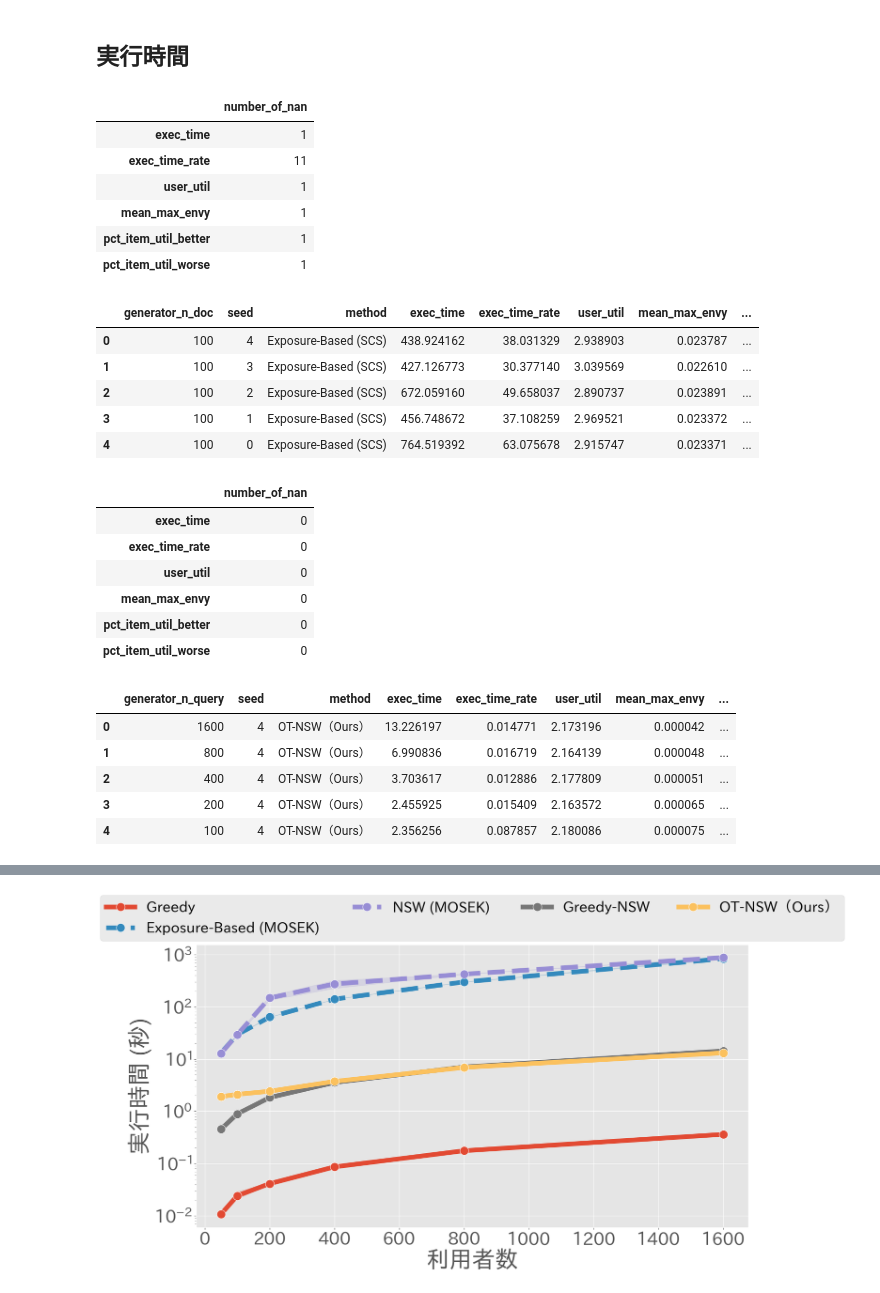
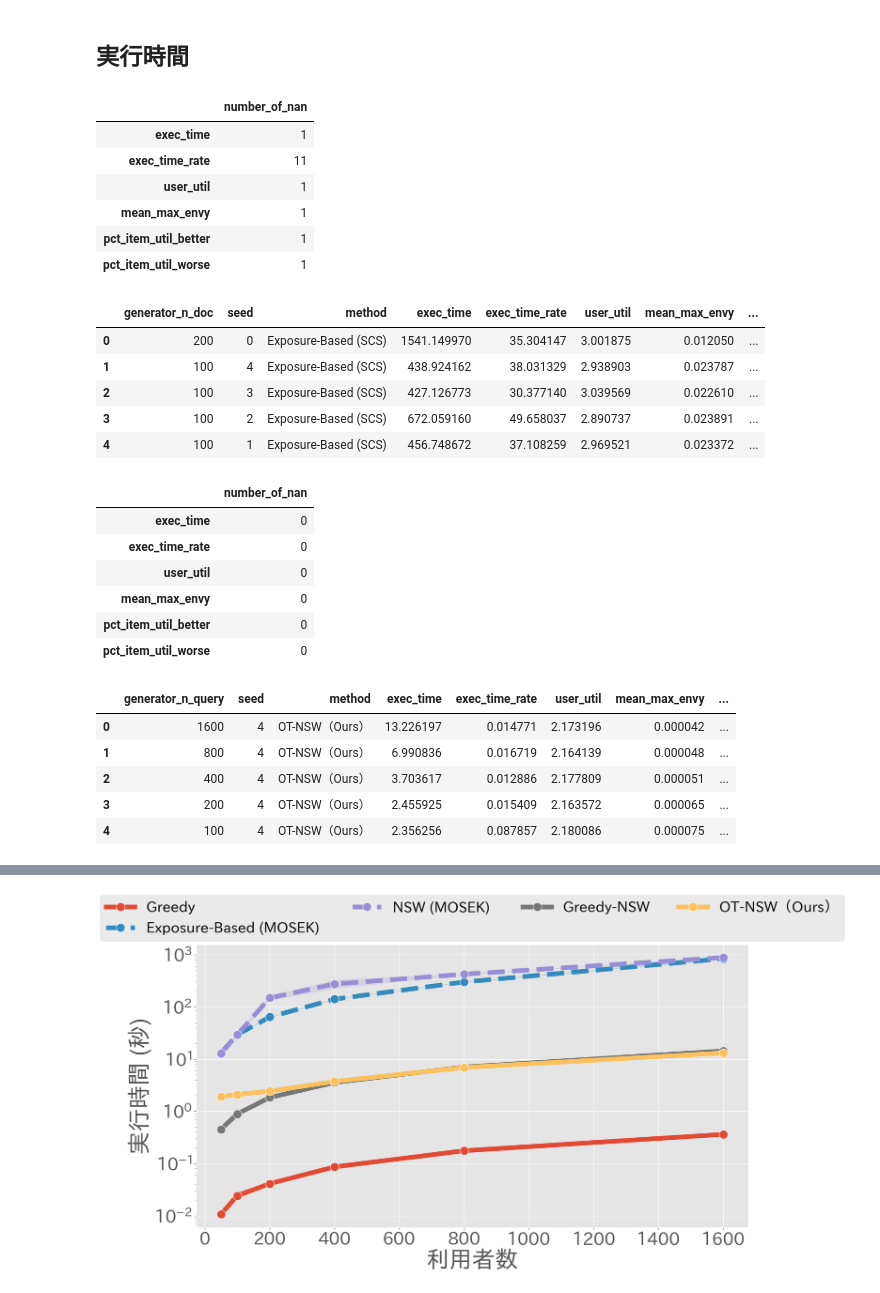
Before and after one commit to tubo213/nsw-with-optimal-transport, a Jupyter notebook: notebook/plot.ipynb, the cells around one changed output, grey strips where cells are left out. Saved outputs shown, nothing was run; the diff lists cells and outputs as text; code cells hidden in the pictures.

```diff
--- a/notebook/plot.ipynb
+++ b/notebook/plot.ipynb
@@ -1,7 +1,6 @@
 # %%
 import japanize_matplotlib  # noqa
 import matplotlib.pyplot as plt
-import matplotlib.lines as mlines
 import pandas as pd
 import seaborn as sns
 import numpy as np
@@ -15,6 +14,7 @@ plt.rcParams["ytick.labelsize"] = 25
 plt.rcParams["axes.labelsize"] = 25
 plt.rcParams["axes.titlesize"] = 30
 
+RESULT_PATH = Path("../output/result.csv")
 METRICS_MAP = {
     "exec_time": "実行時間 (秒)",
     "exec_time_rate": "実行時間の比率",
@@ -31,7 +31,6 @@ METHOD_MAP = {
     "greedy_nsw": "Greedy-NSW",
     "ot_nsw": "OT-NSW（Ours）",
 }
-COLORS = plt.rcParams["axes.prop_cycle"].by_key()["color"]
 METHOD_TO_COLOR = {
     "Greedy": "#E24A33",
     "Exposure-Based": "#348ABD",
@@ -59,6 +58,7 @@ def load_result(
     path: Path,
     exp_names: list[str],
     on: list[str] = ["seed"],
+    ideal_method: str = "NSW",
     ignore_methods: list[str] = ["pg_ot"],
     consider_solver: bool = False,
     dropna: bool = True,
@@ -84,7 +84,7 @@ def load_result(
         result["method"] += result["optimizer_params_solver"]
 
     #
-    ideal = result.query("method in ['NSW', 'NSW (MOSEK) ','NSW (SCS) ']").reset_index(drop=True)
+    ideal = result.query("method == @ideal_method").reset_index(drop=True)
     ideal = ideal.drop_duplicates(subset=on)
     result = pd.merge(
         result[on + ["method"] + METRICS],
@@ -336,35 +336,38 @@ def plot_exec_time(
         fig.tight_layout()
 # %%
 # solverを考慮してデータを読み込み
+ideal_method = "NSW (MOSEK) "
 varying_item_size_result = load_result(
-    path=Path("../output/result.csv"),
+    path=RESULT_PATH,
     exp_names=["Varying_data_size", "exp_item"],
     on=["generator_n_doc", "seed"],
+    ideal_method=ideal_method,
     consider_solver=True,
 )
 display(varying_item_size_result.head(5))
 
 varying_user_size_result = load_result(
-    path=Path("../output/result.csv"),
+    path=RESULT_PATH,
     exp_names=["exp_user"],
     on=["generator_n_query", "seed"],
+    ideal_method=ideal_method,
     consider_solver=True,
 )
 display(varying_user_size_result.head(5))
 # %% [output]
 |  | number_of_nan |
 | exec_time | 1 |
 | exec_time_rate | 11 |
 | user_util | 1 |
 | mean_max_envy | 1 |
 | pct_item_util_better | 1 |
 | pct_item_util_worse | 1 |
 |  | generator_n_doc | seed | method | exec_time | exec_time_rate | user_util | mean_max_envy | ... |
-| 0 | 100 | 4 | Exposure-Based (SCS) | 438.924162 | 38.031329 | 2.938903 | 0.023787 | ... |
-| 1 | 100 | 3 | Exposure-Based (SCS) | 427.126773 | 30.377140 | 3.039569 | 0.022610 | ... |
-| 2 | 100 | 2 | Exposure-Based (SCS) | 672.059160 | 49.658037 | 2.890737 | 0.023891 | ... |
-| 3 | 100 | 1 | Exposure-Based (SCS) | 456.748672 | 37.108259 | 2.969521 | 0.023372 | ... |
-| 4 | 100 | 0 | Exposure-Based (SCS) | 764.519392 | 63.075678 | 2.915747 | 0.023371 | ... |
+| 0 | 200 | 0 | Exposure-Based (SCS) | 1541.149970 | 35.304147 | 3.001875 | 0.012050 | ... |
+| 1 | 100 | 4 | Exposure-Based (SCS) | 438.924162 | 38.031329 | 2.938903 | 0.023787 | ... |
+| 2 | 100 | 3 | Exposure-Based (SCS) | 427.126773 | 30.377140 | 3.039569 | 0.022610 | ... |
+| 3 | 100 | 2 | Exposure-Based (SCS) | 672.059160 | 49.658037 | 2.890737 | 0.023891 | ... |
+| 4 | 100 | 1 | Exposure-Based (SCS) | 456.748672 | 37.108259 | 2.969521 | 0.023372 | ... |
 |  | number_of_nan |
 | exec_time | 0 |
 | exec_time_rate | 0 |
```
Also changed, not shown: parts of 3 cells of this notebook.
